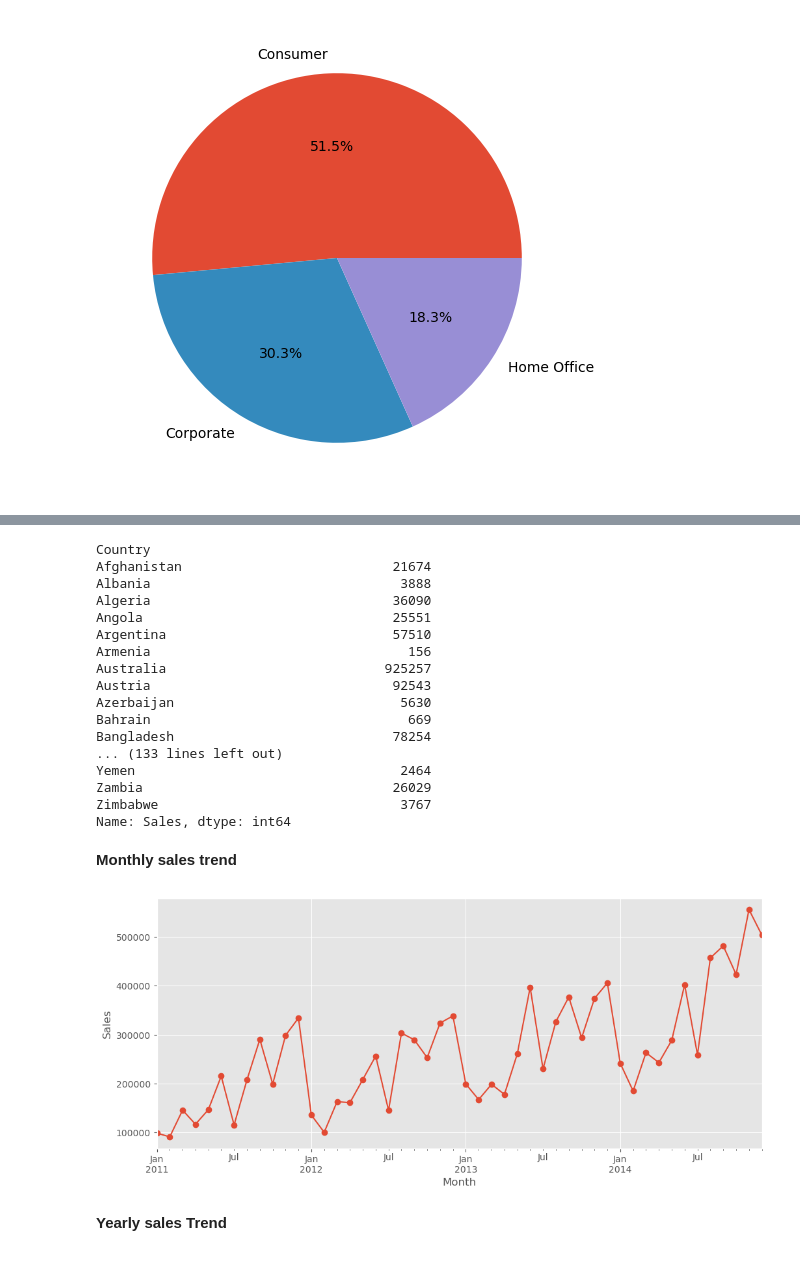
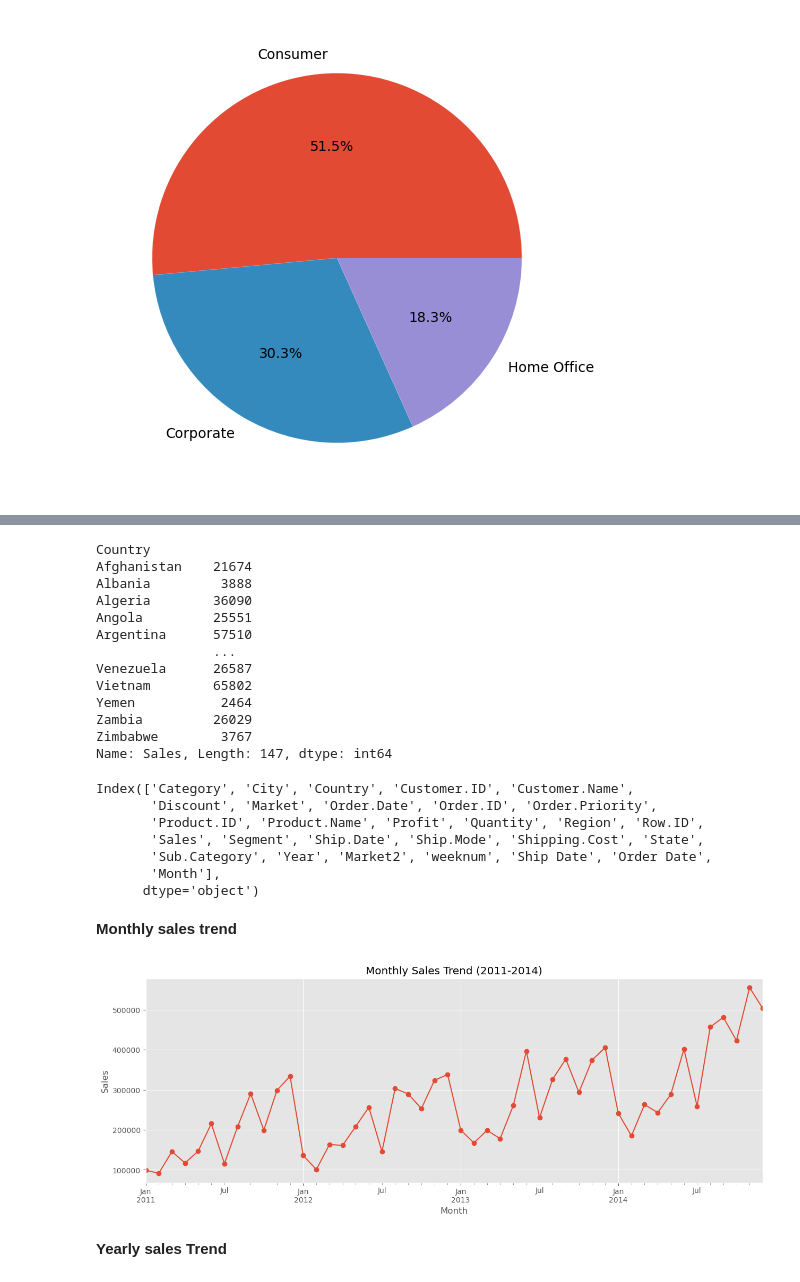
Before and after one commit to AthulCR-Alt/MiniProject---GlobalStore, a Jupyter notebook: MiniProjectGlobalStore.ipynb, the cells around one changed output, grey strips where cells are left out. Drawn from its saved outputs; the diff is of its cells as text; code cells hidden in the pictures.

```diff
--- a/MiniProjectGlobalStore.ipynb
+++ b/MiniProjectGlobalStore.ipynb
@@ -278,9 +293,14 @@ np.int64(26255)
 # %%
 #Setting up the date fromat correct
 
-data['Order Date'] = pd.to_datetime(data['Order.Date'])
+#convert Ship date to datetime
+data['Ship.Date'] = pd.to_datetime(data['Ship.Date'])
 
-data['Ship Date'] = pd.to_datetime(data['Ship.Date'])
+# Convert Order Date to datetime
+data['Order.Date'] = pd.to_datetime(data['Order.Date'])
+
+# Create Month column
+data['Month'] = data['Order.Date'].dt.month_name()
 # %%
 #Checking range of date
 
@@ -659,37 +663,48 @@ state_sales = data.groupby(
 state_sales
 # %% [output]
 Country
-Afghanistan                           21674
-Albania                                3888
-Algeria                               36090
-Angola                                25551
-Argentina                             57510
-Armenia                                 156
-Australia                            925257
-Austria                               92543
-Azerbaijan                             5630
-Bahrain                                 669
-Bangladesh                            78254
-... (133 lines left out)
-Yemen                                  2464
-Zambia                                26029
-Zimbabwe                               3767
-Name: Sales, dtype: int64
+Afghanistan    21674
+Albania         3888
+Algeria        36090
+Angola         25551
+Argentina      57510
+               ...
+Venezuela      26587
+Vietnam        65802
+Yemen           2464
+Zambia         26029
+Zimbabwe        3767
+Name: Sales, Length: 147, dtype: int64
+# %%
+data.columns
+# %% [output]
+Index(['Category', 'City', 'Country', 'Customer.ID', 'Customer.Name',
+       'Discount', 'Market', 'Order.Date', 'Order.ID', 'Order.Priority',
+       'Product.ID', 'Product.Name', 'Profit', 'Quantity', 'Region', 'Row.ID',
+       'Sales', 'Segment', 'Ship.Date', 'Ship.Mode', 'Shipping.Cost', 'State',
+       'Sub.Category', 'Year', 'Market2', 'weeknum', 'Ship Date', 'Order Date',
+       'Month'],
+      dtype='object')
 # %% [markdown]
 **Monthly sales trend**
 # %%
-monthly = data.groupby('Month')['Sales'].sum()
+monthly = data.groupby(
+    data['Order.Date'].dt.to_period('M')
+)['Sales'].sum()
 
-monthly.plot(
-    marker='o',
-    figsize=(12,5)
-)
 
+
+plt.figure(figsize=(15,5))
+monthly.plot(marker='o')
+
+plt.title("Monthly Sales Trend (2011-2014)")
+plt.xlabel("Month")
 plt.ylabel("Sales")
 
+plt.grid(True)
 plt.show()
 # %% [output]
-[figure, old version]
+[figure, new version]
 # %% [markdown]
 **Yearly sales Trend**
 # %%
```
Also changed, not shown: parts of 45 cells of this notebook, 1 other file.
